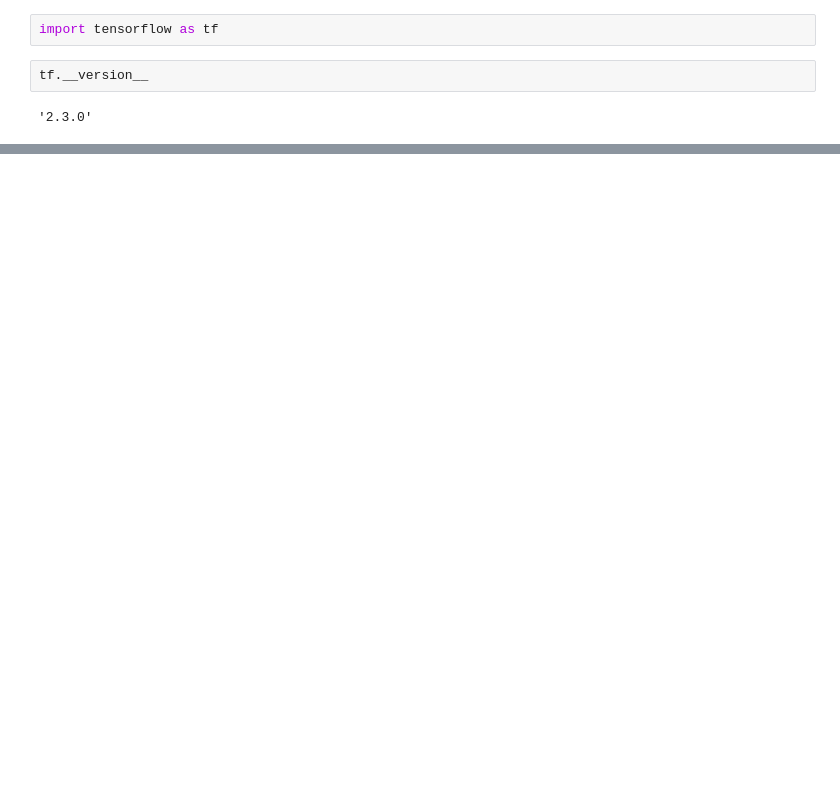
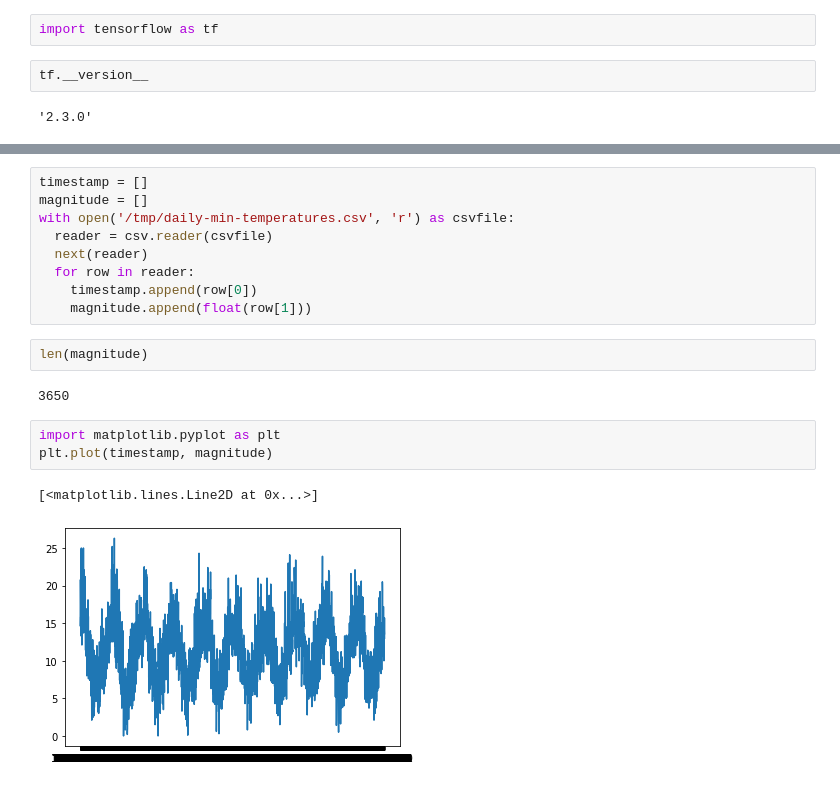
Before and after one commit to praths007/tensorflow_certification, a Jupyter notebook: coursera_practise/TS_week4_sun_spots.ipynb, the cells around one changed output, grey strips where cells are left out. Saved outputs shown, nothing was run; the diff lists cells and outputs as text; blank space fills up the shorter version.

```diff
--- a/coursera_practise/TS_week4_sun_spots.ipynb
+++ b/coursera_practise/TS_week4_sun_spots.ipynb
@@ -90,0 +31,19 @@ _________________________________________________________________
+# %%
+timestamp = []
+magnitude = []
+with open('/tmp/daily-min-temperatures.csv', 'r') as csvfile:
+  reader = csv.reader(csvfile)
+  next(reader)
+  for row in reader:
+    timestamp.append(row[0])
+    magnitude.append(float(row[1]))
+# %%
+len(magnitude)
+# %% [output]
+3650
+# %%
+import matplotlib.pyplot as plt
+plt.plot(timestamp, magnitude)
+# %% [output]
+[<matplotlib.lines.Line2D at 0x...>]
+[figure, added]
```
Also changed, not shown: parts of 21 cells of this notebook.
